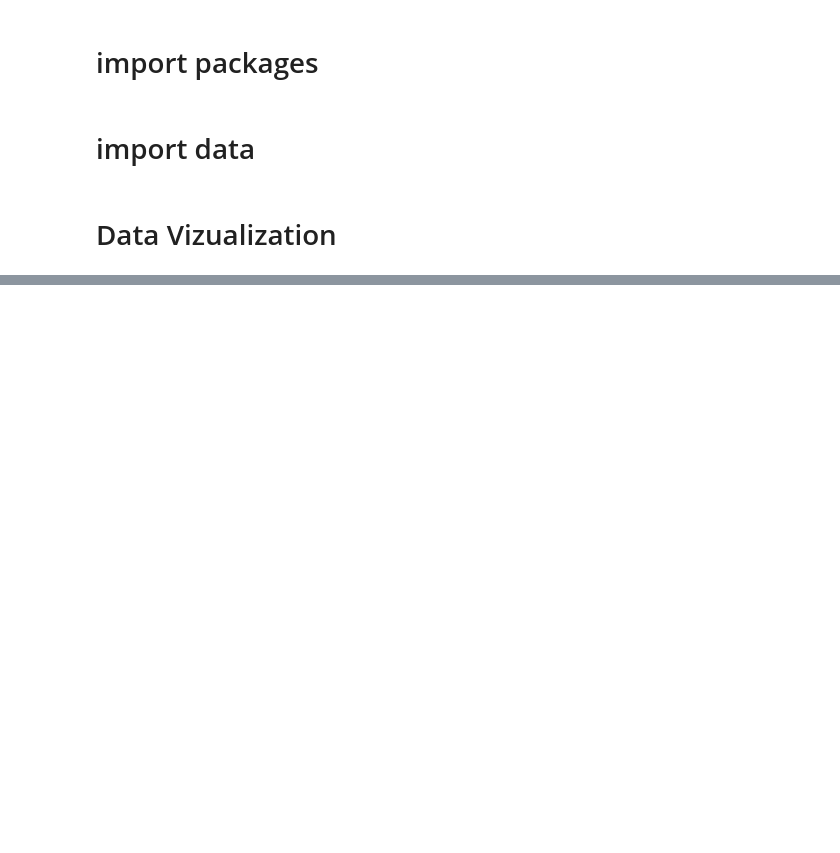
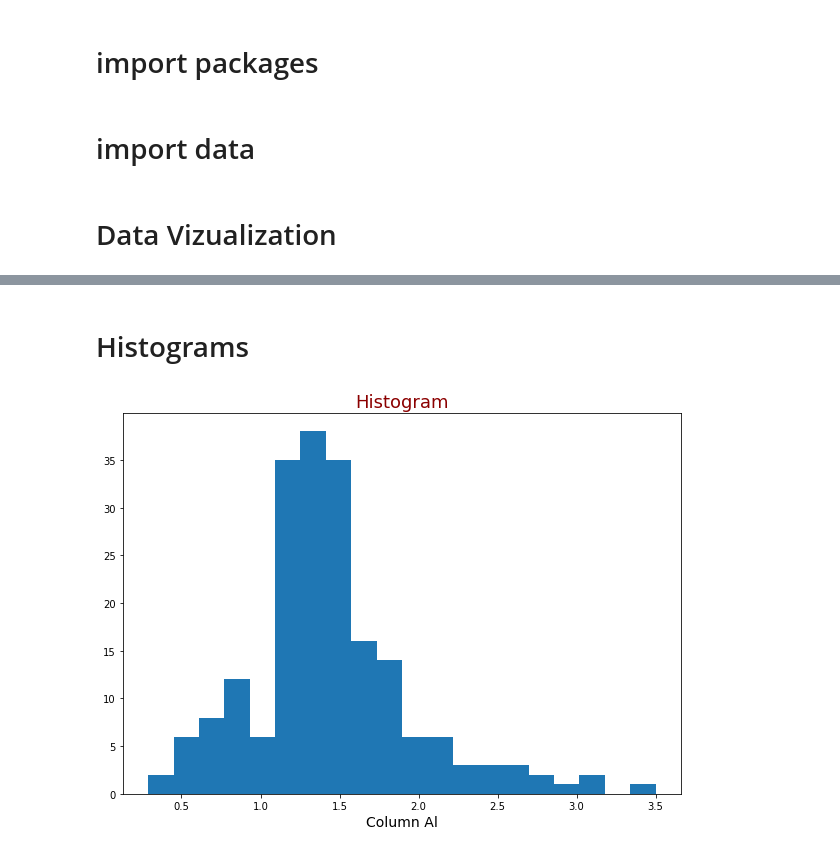
Before and after one commit to normal-Fag/Normrep, a Jupyter notebook: teStIS.ipynb, the cells around one changed output, grey strips where cells are left out. Cells and saved outputs as stored; diff of their text form; code cells hidden in the pictures; blank space fills up the shorter version.

```diff
--- a/teStIS.ipynb
+++ b/teStIS.ipynb
@@ -84,0 +103,17 @@ Name: Class, dtype: int64
+# %% [markdown]
+# Histograms
+# %%
+col = 'Al'
+# plt.hist(col)
+# plt.show()
+# %%
+fig, ax = plt.subplots(figsize=(10,7))
+
+ax.hist(data[col], bins = 20)
+
+ax.set_xlabel('Column ' + str(col), fontsize = 14)
+ax.set_title('Histogram', fontsize = 18, color = 'darkred')
+
+plt.show()
+# %% [output]
+[figure, added]
```
Also changed, not shown: parts of 57 cells of this notebook.
